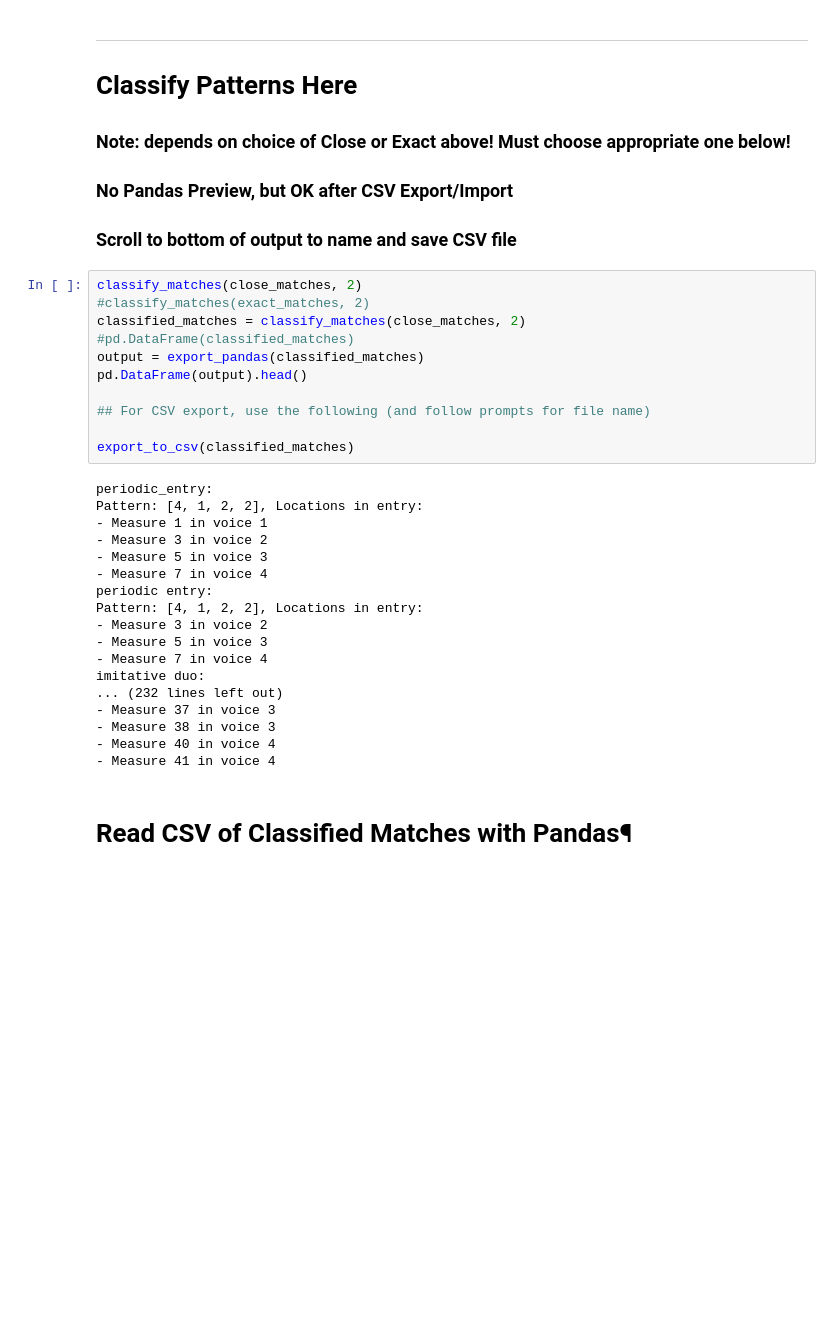
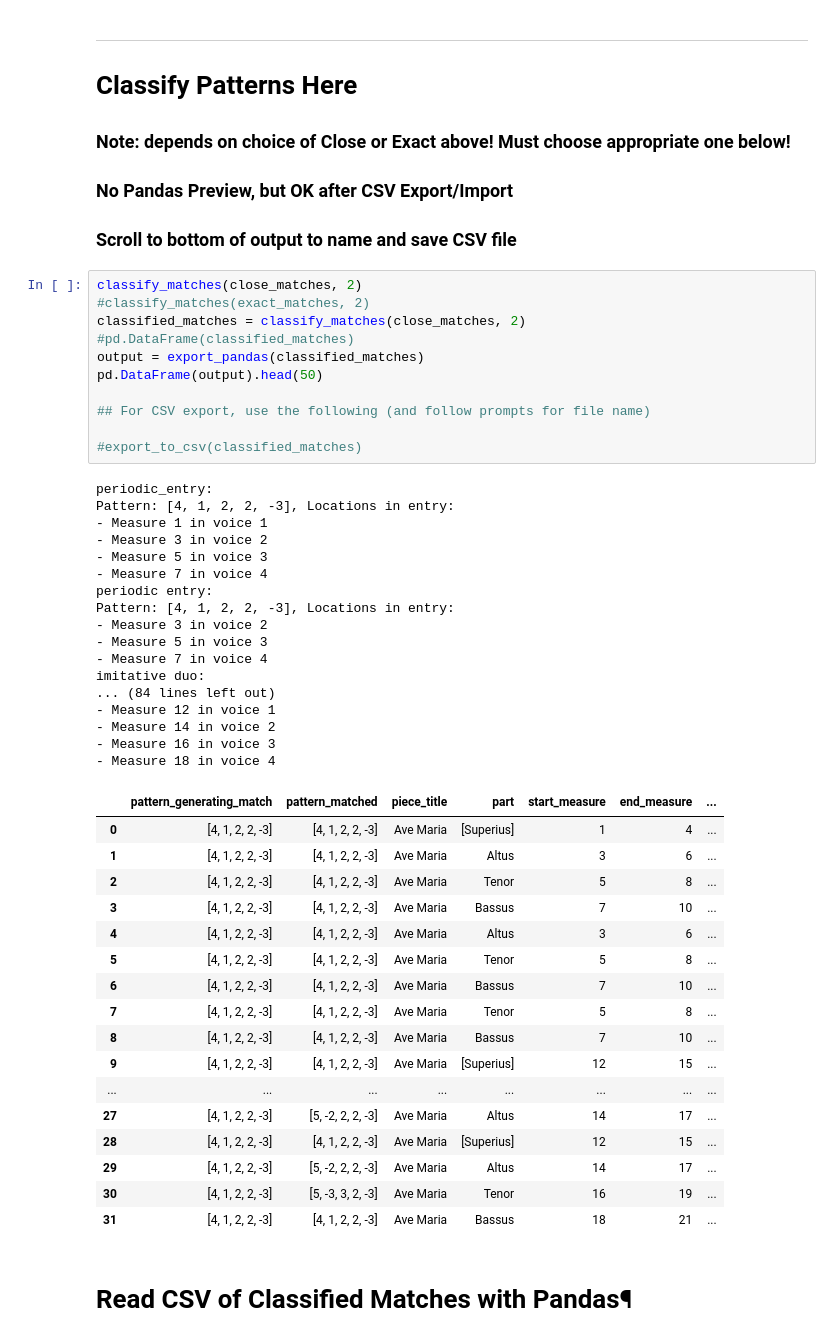
Before and after one commit to RichardFreedman/CRIM-notebooks, a Jupyter notebook: CRIM/CRIM_Interval_Test_2020.ipynb, the cells around one changed output. Drawn from its saved outputs; the diff is of its cells as text; blank space fills up the shorter version.

```diff
--- a/CRIM/CRIM_Interval_Test_2020.ipynb
+++ b/CRIM/CRIM_Interval_Test_2020.ipynb
@@ -242,32 +252,49 @@ Finding close matches...
 # %%
 classify_matches(close_matches, 2)
 #classify_matches(exact_matches, 2)
 classified_matches = classify_matches(close_matches, 2)
 #pd.DataFrame(classified_matches)
 output = export_pandas(classified_matches)
-pd.DataFrame(output).head()
+pd.DataFrame(output).head(50)
 
 ## For CSV export, use the following (and follow prompts for file name)
 
-export_to_csv(classified_matches)
+#export_to_csv(classified_matches)
 # %% [output]
 periodic_entry:
-Pattern: [4, 1, 2, 2], Locations in entry:
+Pattern: [4, 1, 2, 2, -3], Locations in entry:
 - Measure 1 in voice 1
 - Measure 3 in voice 2
 - Measure 5 in voice 3
 - Measure 7 in voice 4
 periodic entry:
-Pattern: [4, 1, 2, 2], Locations in entry:
+Pattern: [4, 1, 2, 2, -3], Locations in entry:
 - Measure 3 in voice 2
 - Measure 5 in voice 3
 - Measure 7 in voice 4
 imitative duo:
-... (232 lines left out)
-- Measure 37 in voice 3
-- Measure 38 in voice 3
-- Measure 40 in voice 4
-- Measure 41 in voice 4
+... (84 lines left out)
+- Measure 12 in voice 1
+- Measure 14 in voice 2
+- Measure 16 in voice 3
+- Measure 18 in voice 4
+|  | pattern_generating_match | pattern_matched | piece_title | part | start_measure | end_measure | ... |
+| 0 | [4, 1, 2, 2, -3] | [4, 1, 2, 2, -3] | Ave Maria | [Superius] | 1 | 4 | ... |
+| 1 | [4, 1, 2, 2, -3] | [4, 1, 2, 2, -3] | Ave Maria | Altus | 3 | 6 | ... |
+| 2 | [4, 1, 2, 2, -3] | [4, 1, 2, 2, -3] | Ave Maria | Tenor | 5 | 8 | ... |
+| 3 | [4, 1, 2, 2, -3] | [4, 1, 2, 2, -3] | Ave Maria | Bassus | 7 | 10 | ... |
+| 4 | [4, 1, 2, 2, -3] | [4, 1, 2, 2, -3] | Ave Maria | Altus | 3 | 6 | ... |
+| 5 | [4, 1, 2, 2, -3] | [4, 1, 2, 2, -3] | Ave Maria | Tenor | 5 | 8 | ... |
+| 6 | [4, 1, 2, 2, -3] | [4, 1, 2, 2, -3] | Ave Maria | Bassus | 7 | 10 | ... |
+| 7 | [4, 1, 2, 2, -3] | [4, 1, 2, 2, -3] | Ave Maria | Tenor | 5 | 8 | ... |
+| 8 | [4, 1, 2, 2, -3] | [4, 1, 2, 2, -3] | Ave Maria | Bassus | 7 | 10 | ... |
+| 9 | [4, 1, 2, 2, -3] | [4, 1, 2, 2, -3] | Ave Maria | [Superius] | 12 | 15 | ... |
+| ... | ... | ... | ... | ... | ... | ... | ... |
+| 27 | [4, 1, 2, 2, -3] | [5, -2, 2, 2, -3] | Ave Maria | Altus | 14 | 17 | ... |
+| 28 | [4, 1, 2, 2, -3] | [4, 1, 2, 2, -3] | Ave Maria | [Superius] | 12 | 15 | ... |
+| 29 | [4, 1, 2, 2, -3] | [5, -2, 2, 2, -3] | Ave Maria | Altus | 14 | 17 | ... |
+| 30 | [4, 1, 2, 2, -3] | [5, -3, 3, 2, -3] | Ave Maria | Tenor | 16 | 19 | ... |
+| 31 | [4, 1, 2, 2, -3] | [4, 1, 2, 2, -3] | Ave Maria | Bassus | 18 | 21 | ... |
 # %% [markdown]
 # Read CSV of Classified Matches with Pandas¶
 # %%
```
Also changed, not shown: parts of 3 cells of this notebook, 14 other files.
